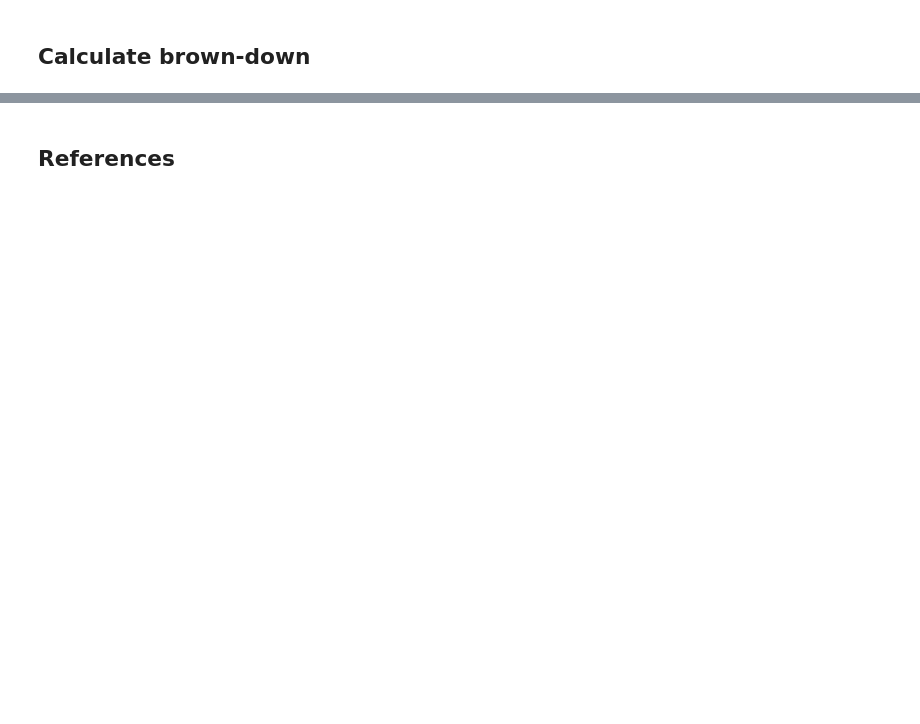
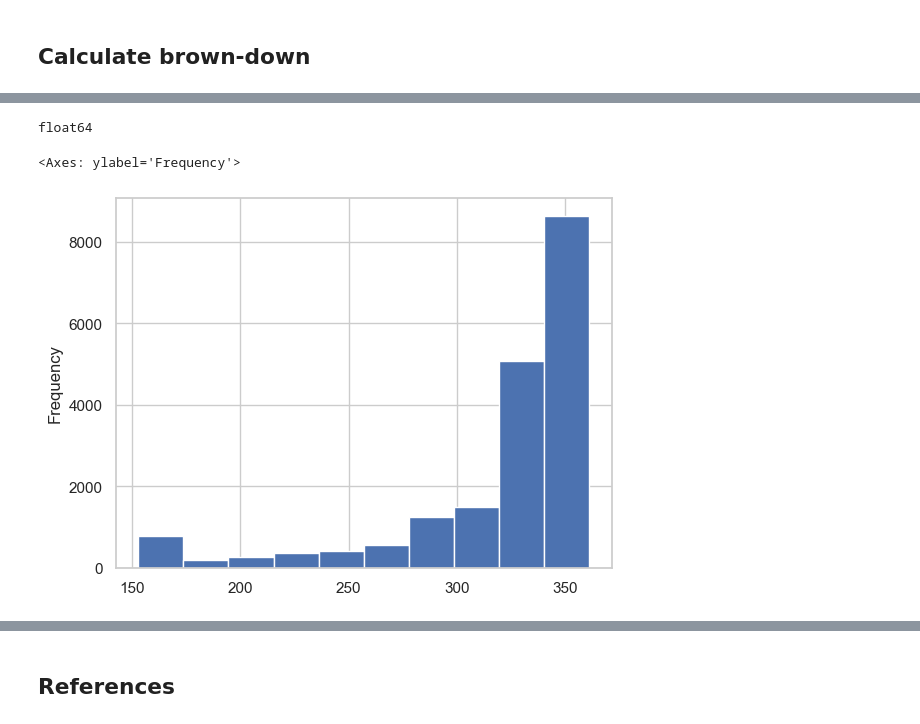
Before and after one commit to advythr/grassland-phenology-project, a Jupyter notebook: boulder_brown_down.ipynb, the cells around one changed output, grey strips where cells are left out. Cells and saved outputs as stored; diff of their text form; code cells hidden in the pictures; blank space fills up the shorter version.

```diff
--- a/boulder_brown_down.ipynb
+++ b/boulder_brown_down.ipynb
@@ -617,0 +592,12 @@ time_slider_plot * gv.tile_sources.EsriImagery
+# %%
+veg_avg_dates_df = veg_avg_doy_df.copy()
+
+# Assuming 'day_of_year' is a column, not part of the MultiIndex
+veg_avg_dates_df['day_of_year'] = veg_avg_dates_df['day_of_year'].astype(int).apply(lambda x: f'{x:03d}')
+
+# Assuming 'year' is part of a MultiIndex
+veg_avg_dates_df = veg_avg_dates_df.reset_index()  # Reset the entire MultiIndex
+veg_avg_dates_df['date_of_browndown'] = pd.to_datetime(veg_avg_dates_df['year'].astype(str) + veg_avg_dates_df['day_of_year'], format='%Y%j')
+
+type(veg_avg_dates_df)
+veg_avg_dates_df
@@ -617,0 +618,12 @@ time_slider_plot * gv.tile_sources.EsriImagery
+# %%
+# Convert back into float for plotting
+veg_avg_dates_df['day_of_year'] = veg_avg_dates_df['day_of_year'].astype(float)
+print(veg_avg_dates_df['day_of_year'].dtype)
+veg_avg_dates_df
+
+# Test plot
+veg_avg_dates_df['day_of_year'].plot.hist()
+# %% [output]
+float64
+<Axes: ylabel='Frequency'>
+[figure, added]
```
Also changed, not shown: parts of 70 cells of this notebook, 2 other files.
